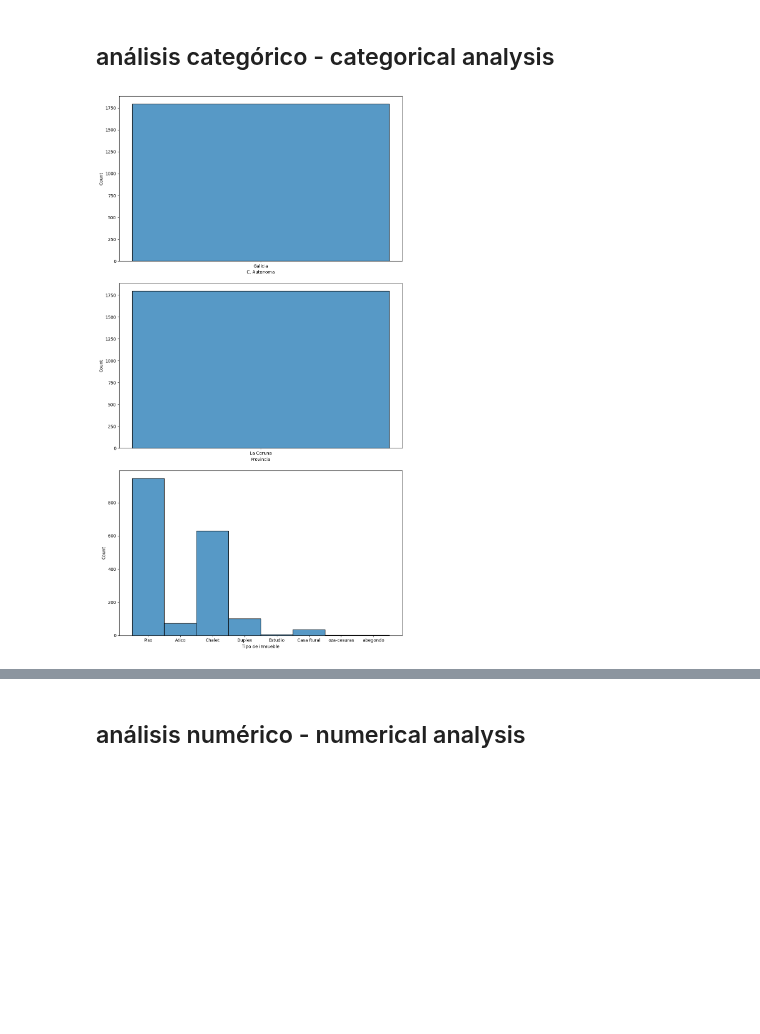
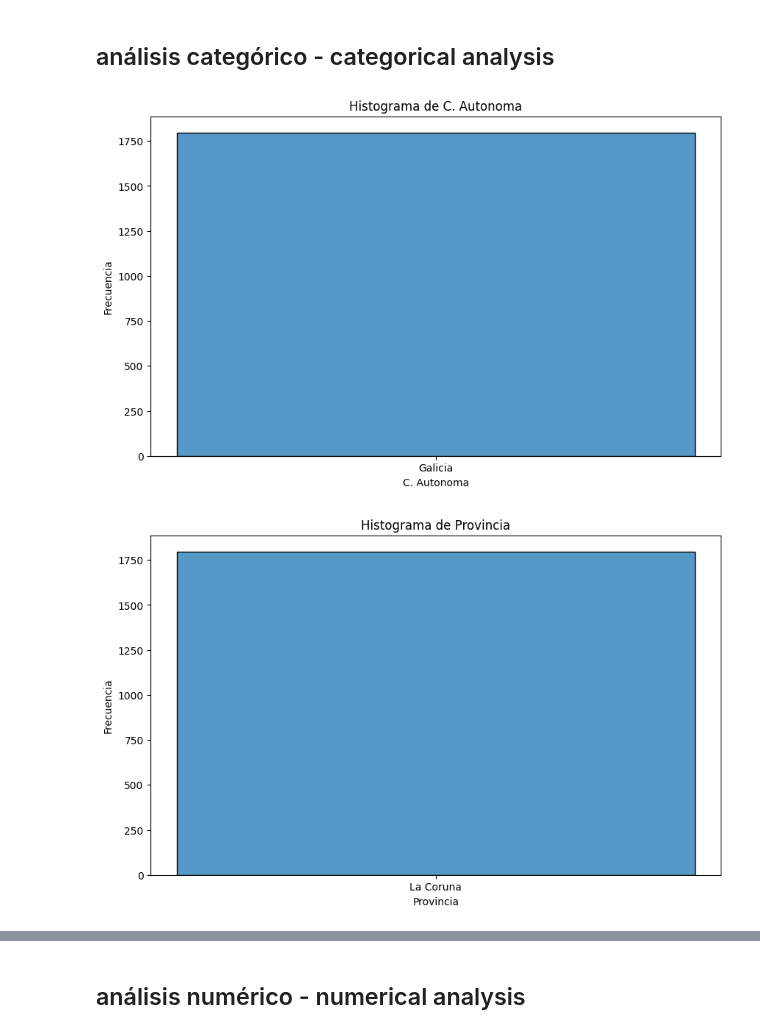
Before and after one commit to 4GeeksAcademy/028-PROYECTO_FINAL_VIVIENDAS-main-4geeks, a Jupyter notebook: src/PROVINCIAS/a_coruña_limpio_eda.ipynb, the cells around one changed output, grey strips where cells are left out. Drawn from its saved outputs; the diff is of its cells as text; code cells hidden in the pictures; blank space fills up the shorter version.

```diff
--- a/src/PROVINCIAS/a_coruña_limpio_eda.ipynb
+++ b/src/PROVINCIAS/a_coruña_limpio_eda.ipynb
@@ -96,22 +96,45 @@ msno.matrix(dataframe)
 [figure]
 # %% [markdown]
 ## análisis categórico - categorical analysis
-# %%
-import matplotlib.pyplot as plt
-import seaborn as sns
-
-# Crear lienzo del gráfico con 3 filas y 1 columna
-fig, axes = plt.subplots(3, 1, figsize=(10, 18))
-
-# Crear histogramas
-sns.histplot(ax=axes[0], data=dataframe, x='C. Autonoma')
-sns.histplot(ax=axes[1], data=dataframe, x='Provincia')
-sns.histplot(ax=axes[2], data=dataframe, x='Tipo de inmueble')
-
-# Ajustar diseño
-plt.tight_layout(h_pad=2)  # Agregar espacio vertical entre subplots
-
-# Mostrar el gráfico
-plt.show()
-# %% [output]
-[figure, removed]
+# %%
+import matplotlib.pyplot as plt
+import seaborn as sns
+
+# Crear lienzo del gráfico con tamaño personalizado
+plt.figure(figsize=(10, 6))
+
+# Crear histograma para 'C. Autonoma'
+sns.histplot(data=dataframe, x='C. Autonoma')
+plt.title('Histograma de C. Autonoma')
+plt.xlabel('C. Autonoma')
+plt.ylabel('Frecuencia')
+
+# Mostrar el gráfico
+plt.show()
+
+# Crear un nuevo lienzo para 'Provincia'
+plt.figure(figsize=(10, 6))
+sns.histplot(data=dataframe, x='Provincia')
+plt.title('Histograma de Provincia')
+plt.xlabel('Provincia')
+plt.ylabel('Frecuencia')
+plt.show()
+
+# Crear un nuevo lienzo para 'Tipo de inmueble'
+plt.figure(figsize=(10, 6))
+sns.histplot(data=dataframe, x='Tipo de inmueble')
+plt.title('Histograma de Tipo de inmueble')
+plt.xlabel('Tipo de inmueble')
+plt.ylabel('Frecuencia')
+plt.show()
+
+# Crear un nuevo lienzo para 'Direccion'
+plt.figure(figsize=(10, 6))
+sns.histplot(data=dataframe, x='Direccion')
+plt.title('Histograma de Direccion')
+plt.xlabel('Direccion')
+plt.ylabel('Frecuencia')
+plt.show()
+# %% [output]
+[figure, added]
+[figure, added]
```
Also changed, not shown: parts of 17 cells of this notebook, 51 other files.
